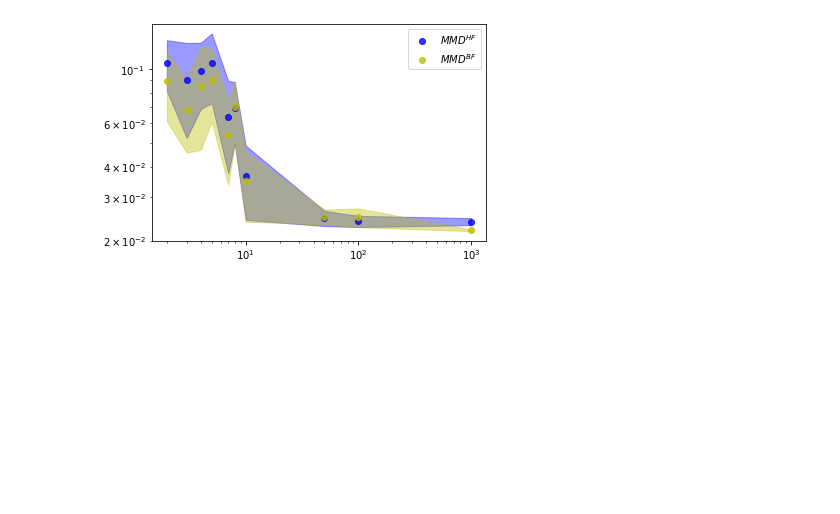
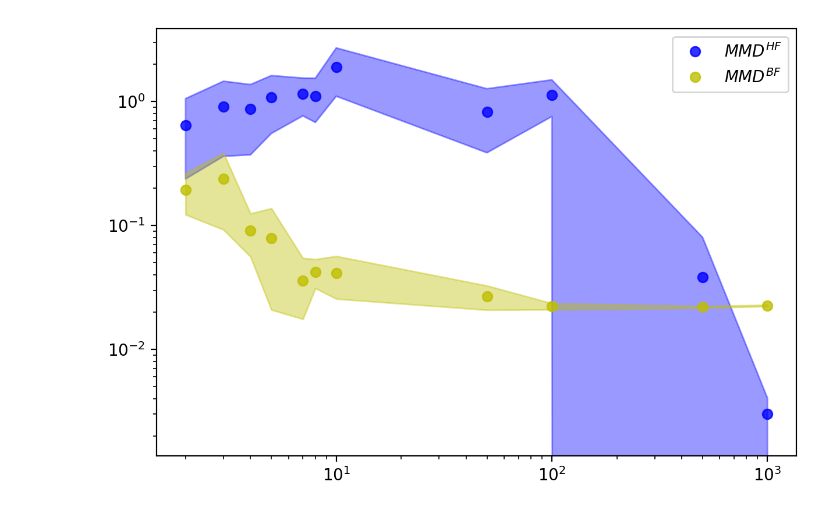
Before and after one commit to CU-UQ/Bi-fidelity-VAE, a Jupyter notebook: BF-VAE-burgers.ipynb, the cells around one changed output. Cells and saved outputs as stored; diff of their text form; code cells hidden in the pictures; blank space fills up the shorter version.

```diff
--- a/BF-VAE-burgers.ipynb
+++ b/BF-VAE-burgers.ipynb
@@ -8,14 +8,16 @@ from MMD_func import MMD_U as MMD
 rng = np.random.default_rng()
 # %%
 # import training and test data
-path = '../Data/burgers-data.npz'
+path = 'Data/burgers-data.npz'
 file = np.load(path)
+idx = np.linspace(126,253,128).astype('int')
+idx = np.linspace(0,253,254).astype('int')
 LF, HF = file['burgers_yL'], file['burgers_yH']
 
-xL_trn = torch.from_numpy(LF[:4000]).type(torch.FloatTensor)
-xL = torch.from_numpy(LF[:8000]).type(torch.FloatTensor)
-xH = torch.from_numpy(HF[:8000]).type(torch.FloatTensor)
-xH_tst = torch.from_numpy(HF[8000: 9000]).type(torch.FloatTensor)
+xL_trn = torch.from_numpy(LF[:4000, idx]).type(torch.FloatTensor)
+xL = torch.from_numpy(LF[:8000, idx]).type(torch.FloatTensor)
+xH = torch.from_numpy(HF[:8000, idx]).type(torch.FloatTensor)
+xH_tst = torch.from_numpy(HF[8000: 9000, idx]).type(torch.FloatTensor)
 # %%
 ## Universal hyper-para
 _,input_dim = xH_tst.shape
@@ -23,10 +25,10 @@ batch_size = 64
 tst_size = 1000
 mmd_para = [0.2, 0.5, 1.0, 2.0, 5.0]
 latent_dim = 4
-hidden_dims = [128, 64, 16]
-beta = 0.5
+hidden_dims = [256, 128, 64, 16]
+beta = 5e-4
 num_trial = 10
-hf_size_lst = [2, 3, 4, 5, 7, 8, 10, 50, 100, 1000]
+hf_size_lst = [2, 3, 4, 5, 7, 8, 10, 50, 100, 500, 1000]
 
 
 # claim and train lf-vae
@@ -34,13 +36,16 @@ lfvae_model = VAE(input_dim, latent_dim, hidden_dims, beta)
 lfvae_loss = lfvae_model.train(xL_trn, epochs=2000)
 # %%
 hf_mmd_lst, bf_mmd_lst = [], []
+hfvae_lst, bfvae_lst = [], []
 for hf_size in hf_size_lst:
     hf_mmd, bf_mmd = [], []
+    hfvae, bfvae = [], []
     for _ in range(num_trial):
         # claim and train hf-vae
         hf_trn_idx = rng.choice(8000, hf_size, replace=False)
         hf_trn_data = xH[hf_trn_idx]
         hfvae_model = VAE(input_dim, latent_dim, hidden_dims, beta)
+        hfvae.append(hfvae_model)
         hfvae_loss = hfvae_model.train(hf_trn_data, epochs=1000)
 
         # claim and train bf-vae
@@ -48,6 +53,7 @@ for hf_size in hf_size_lst:
         lf_trn_data = xL[hf_trn_idx]
         bf_trn_data = BFDataset(lf_trn_data, hf_trn_data)
         bfvae_model = BFVAE(lfvae_model)
+        bfvae.append(bfvae_model)
         bfvae_loss = bfvae_model.train(bf_trn_data, epochs=1000)
 
         ## Compute MMD result
@@ -61,16 +67,21 @@ for hf_size in hf_size_lst:
 
     hf_mmd_lst.append(hf_mmd)
     bf_mmd_lst.append(bf_mmd)
+    hfvae_lst.append(hfvae)
+    bfvae_lst.append(bfvae)
 # %%
+plt.rcParams['figure.dpi'] = 200
+plt.rcParams['figure.constrained_layout.use'] = True
+
 scale = 0.5
 hf_mean, bf_mean = np.mean(hf_mmd_lst, axis=1), np.mean(bf_mmd_lst, axis=1)
 hf_std, bf_std = np.std(hf_mmd_lst, axis=1), np.std(bf_mmd_lst, axis=1)
 plt.plot(hf_size_lst, hf_mean, 'o' ,c='b', label=r'$MMD^{HF}$', alpha=0.8)
 plt.fill_between(hf_size_lst, hf_mean - scale * hf_std, hf_mean + scale * hf_std, color='b', alpha=0.4)
 plt.plot(hf_size_lst, bf_mean, 'o' ,c='y', label=r'$MMD^{BF}$', alpha=0.8)
 plt.fill_between(hf_size_lst, bf_mean - scale * bf_std, bf_mean + scale * bf_std, color='y', alpha=0.4)
 plt.legend()
 plt.xscale('log')
 plt.yscale('log')
 # %% [output]
-[figure, old version]
+[figure, new version]
```
Also changed, not shown: parts of 1 cell of this notebook, 2 other files.
